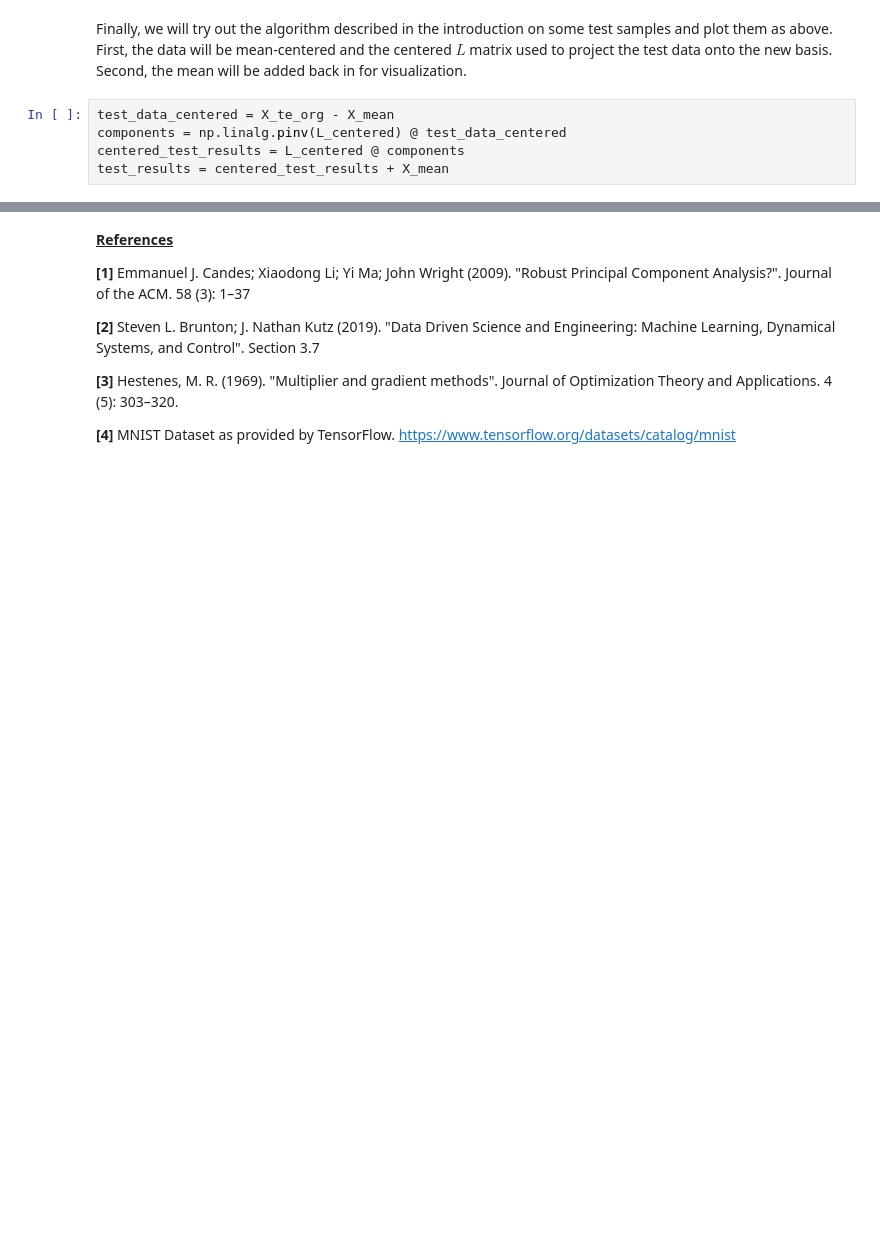
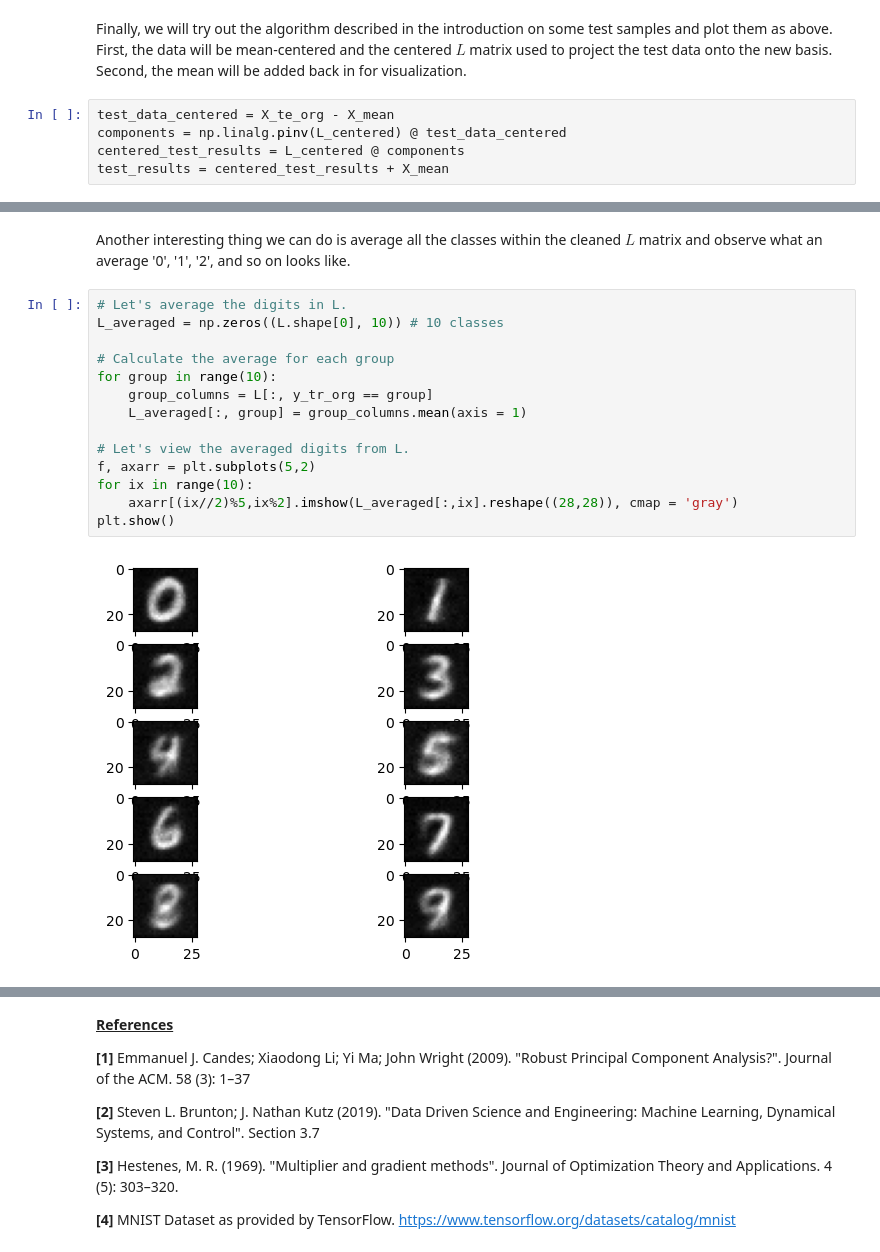
Before and after one commit to bodle720/DSTopics, a Jupyter notebook: PCA_robust/PCA_robust_handwritten_digits_noise.ipynb, the cells around one changed output, grey strips where cells are left out. Saved outputs shown, nothing was run; the diff lists cells and outputs as text; blank space fills up the shorter version.

```diff
--- a/PCA_robust/PCA_robust_handwritten_digits_noise.ipynb
+++ b/PCA_robust/PCA_robust_handwritten_digits_noise.ipynb
@@ -286 +288,19 @@ plt.show()
+# %% [markdown]
+Another interesting thing we can do is average all the classes within the cleaned $L$ matrix and observe what an average '0', '1', '2', and so on looks like.
+# %%
+# Let's average the digits in L.
+L_averaged = np.zeros((L.shape[0], 10)) # 10 classes
+
+# Calculate the average for each group
+for group in range(10):
+    group_columns = L[:, y_tr_org == group]
+    L_averaged[:, group] = group_columns.mean(axis = 1)
+
+# Let's view the averaged digits from L.
+f, axarr = plt.subplots(5,2)
+for ix in range(10):
+    axarr[(ix//2)%5,ix%2].imshow(L_averaged[:,ix].reshape((28,28)), cmap = 'gray')
+plt.show()
+# %% [output]
+[figure, added]
 # %% [markdown]
```
Also changed, not shown: parts of 14 cells of this notebook, 1 other file.
